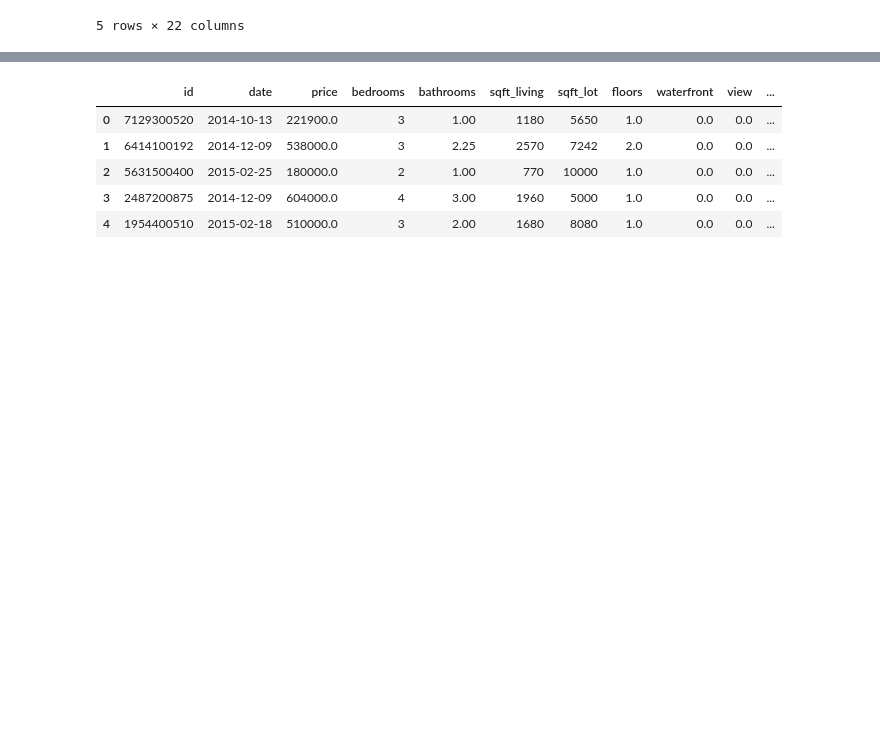
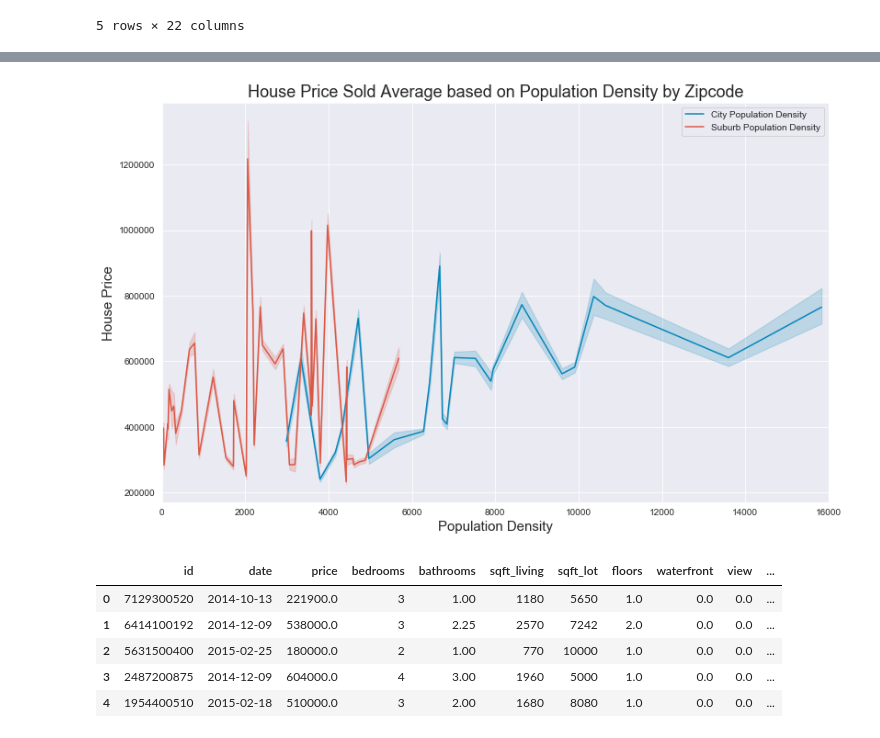
Before and after one commit to GusC-Git/dsc-phase-2-project-online, a Jupyter notebook: Notebooks/Q4_pop_density.ipynb, the cells around one changed output, grey strips where cells are left out. Drawn from its saved outputs; the diff is of its cells as text; code cells hidden in the pictures; blank space fills up the shorter version.

```diff
--- a/Notebooks/Q4_pop_density.ipynb
+++ b/Notebooks/Q4_pop_density.ipynb
@@ -49,3 +48,20 @@ sns.lineplot(x='pop_density', y='price', data=burbs)
+# %%
+plt.figure(figsize=(13,8))
+sns.lineplot(x='pop_density', y='price', data=seattle_proper, color='#0786B9').set(xlim=(0,16000))
+sns.lineplot(x='pop_density', y='price', data=burbs, color='#DC5846').set(xlim=(0,16000))
+
+plt.xlabel(xlabel='Population Density', size=15)
+plt.ylabel(ylabel='House Price', size=15)
+plt.title("House Price Sold Average based on Population Density by Zipcode", size=18)
+
+import matplotlib.lines as mlines
+top_line = mlines.Line2D([], [], color='#0786B9',markersize=15, label='City Population Density')
+bot_line = mlines.Line2D([], [], color='#DC5846',markersize=15, label='Suburb Population Density')
+
+plt.legend(handles=[top_line, bot_line])
+plt.show()
+# %% [output]
+[figure, added]
 # %%
 df['in_city'] = df['zipcode'].map(lambda x: np.where(x in options, 1, 0))
 df.head()
```
Also changed, not shown: parts of 4 cells of this notebook, 10 other files.
